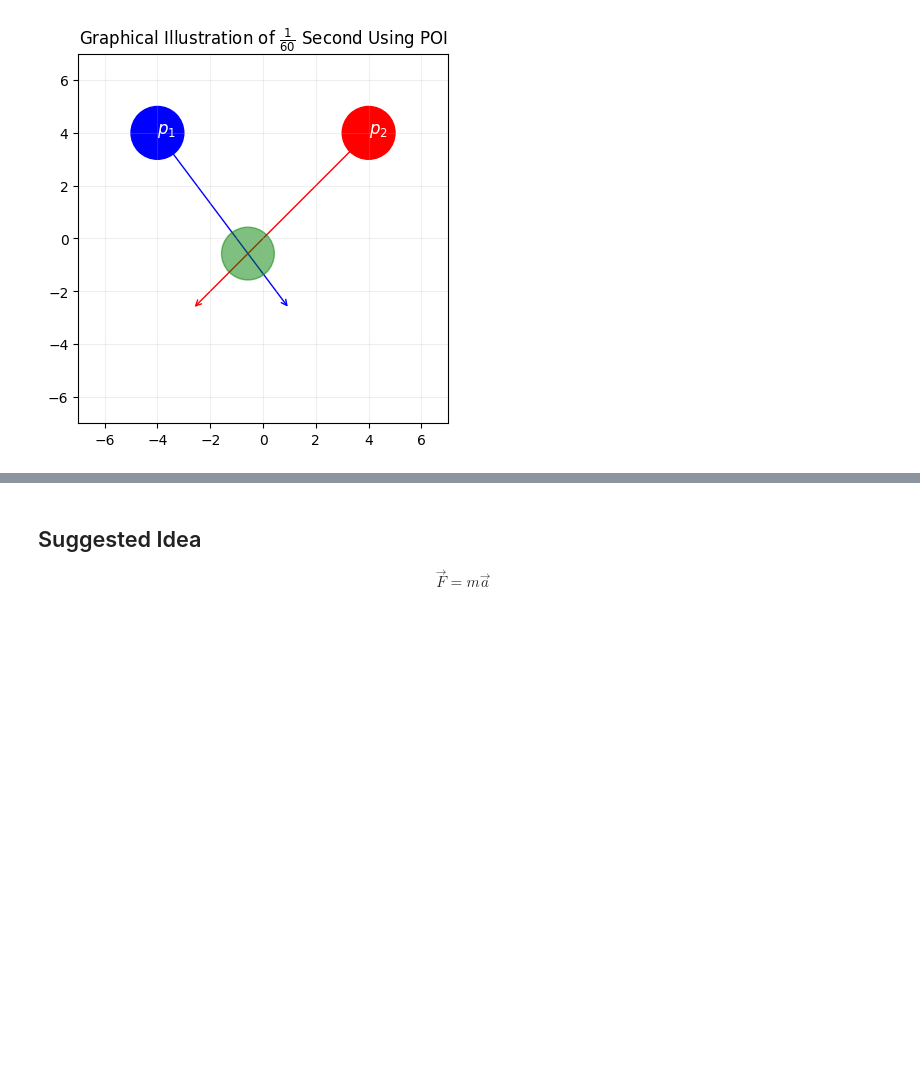
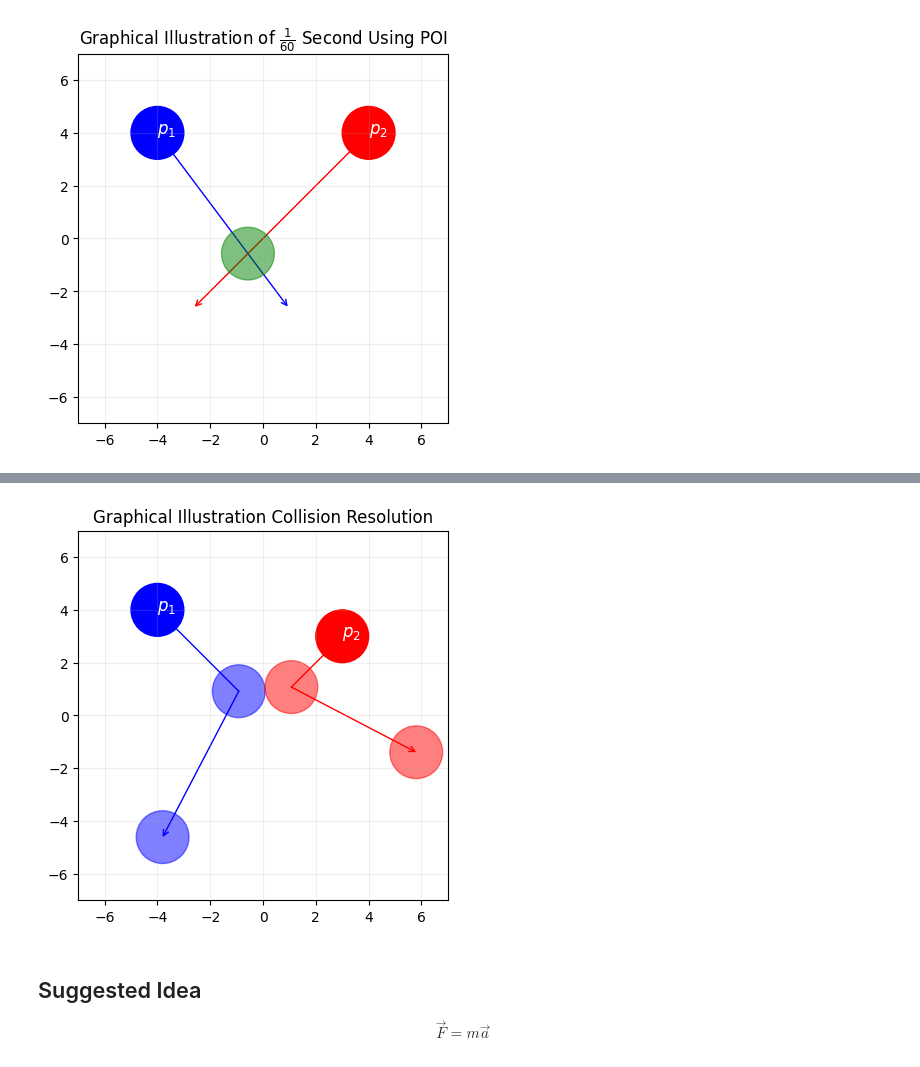
Before and after one commit to DestinEcarma/t-ccd-prototype, a Jupyter notebook: src/note.ipynb, the cells around one changed output, grey strips where cells are left out. Saved outputs shown, nothing was run; the diff lists cells and outputs as text; code cells hidden in the pictures; blank space fills up the shorter version.

```diff
--- a/src/note.ipynb
+++ b/src/note.ipynb
@@ -271,3 +392,52 @@ plt.show()
+# %%
+if (b ** 2 - 4 * a * c >= 0):
+    m = 1
+
+    # Center of mass on the line of impacti
+    x1 = c2 - c1
+    x2 = x1 * -1
+
+    # Distance
+    mag = np.sqrt(x1.dot(x1)) # https://stackoverflow.com/questions/9171158/how-do-you-get-the-magnitude-of-a-vector-in-numpy
+
+    # New  velocities
+    v1_prime = v1 + 2 * m / (m + m) * dv.dot(x1) / mag ** 2 * x1
+    v2_prime = v2 + 2 * m / (m + m) * (dv * -1).dot(x2) / mag ** 2 * x2
+
+    r1f = c1 + v1_prime * (ft - t)
+    r2f = c2 + v2_prime * (ft - t)
+
+    plt.plot([p1[0], c1[0]], [p1[1], c1[1]], color="blue", lw=1)
+    plt.annotate("", xytext=c1, xy=r1f, arrowprops=dict(arrowstyle="->", color="blue", lw=1, shrinkA=0, shrinkB=0), zorder=0)
+
+    plt.plot([p2[0], c2[0]], [p2[1], c2[1]], color="red", lw=1)
+    plt.annotate("", xytext=c2, xy=r2f, arrowprops=dict(arrowstyle="->", color="red", lw=1, shrinkA=0, shrinkB=0), zorder=0)
+
+    plt.gca().add_patch(plt.Circle(r1f, radii, color="blue", alpha=0.5))
+    plt.gca().add_patch(plt.Circle(r2f, radii, color="red", alpha=0.5))
+
+    plt.gca().add_patch(plt.Circle(c1, radii, color="blue", alpha=0.5))
+    plt.gca().add_patch(plt.Circle(c2, radii, color="red", alpha=0.5))
+else:
+    plt.annotate("", xytext=p1, xy=r1, arrowprops=dict(arrowstyle="->", color="blue", lw=1, shrinkA=0, shrinkB=0), zorder=0)
+    plt.annotate("", xytext=p2, xy=r2, arrowprops=dict(arrowstyle="->", color="red", lw=1, shrinkA=0, shrinkB=0), zorder=0)
+
+plt.title(r"Graphical Illustration Collision Resolution")
+
+plt.gca().add_patch(plt.Circle(p1, radii, color="blue"))
+plt.annotate(r"$p_1$", p1, color="white", fontsize=12)
+
+plt.gca().add_patch(plt.Circle(p2, radii, color="red"))
+plt.annotate(r"$p_2$", p2, color="white", fontsize=12)
+
+plt.xlim(-7, 7)
+plt.ylim(-7, 7)
+plt.gca().set_aspect("equal")
+
+plt.grid(alpha=0.2)
+plt.show()
+# %% [output]
+[figure, added]
 # %% [markdown]
 ## Suggested Idea
 
```
Also changed, not shown: parts of 5 cells of this notebook.
